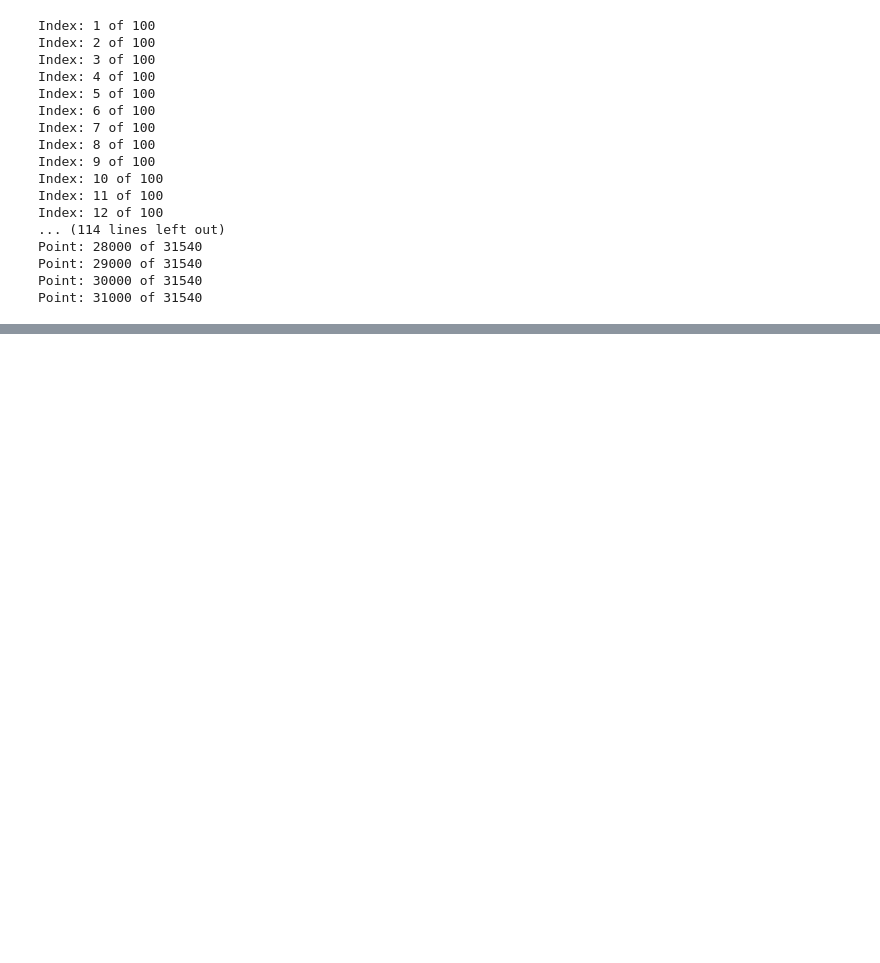
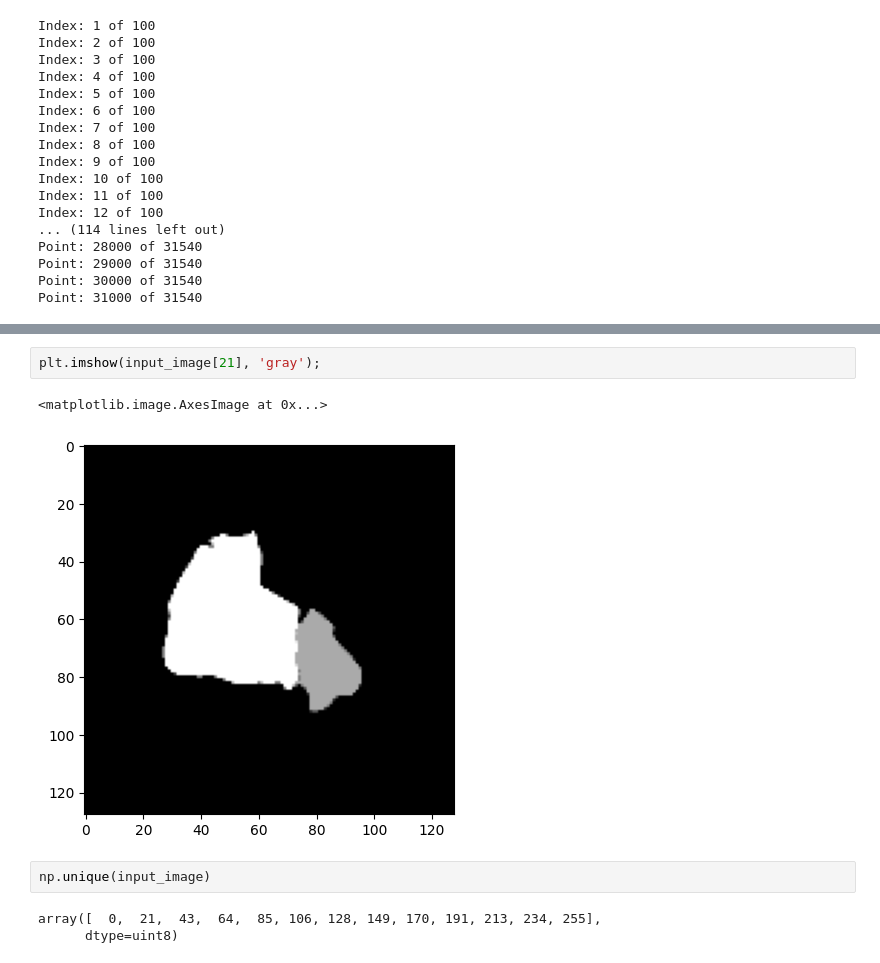
Before and after one commit to Nickolays/CardioReconstruction, a Jupyter notebook: notebooks/3DInterpolate.ipynb, the cells around one changed output, grey strips where cells are left out. Saved outputs shown, nothing was run; the diff lists cells and outputs as text; blank space fills up the shorter version.

```diff
--- a/notebooks/3DInterpolate.ipynb
+++ b/notebooks/3DInterpolate.ipynb
@@ -408,0 +473,10 @@ meshfix.save('results/out.ply')
+# %%
+plt.imshow(input_image[21], 'gray');
+# %% [output]
+<matplotlib.image.AxesImage at 0x...>
+[figure, added]
+# %%
+np.unique(input_image)
+# %% [output]
+array([  0,  21,  43,  64,  85, 106, 128, 149, 170, 191, 213, 234, 255],
+      dtype=uint8)
```
Also changed, not shown: parts of 18 cells of this notebook, 17 other files.
